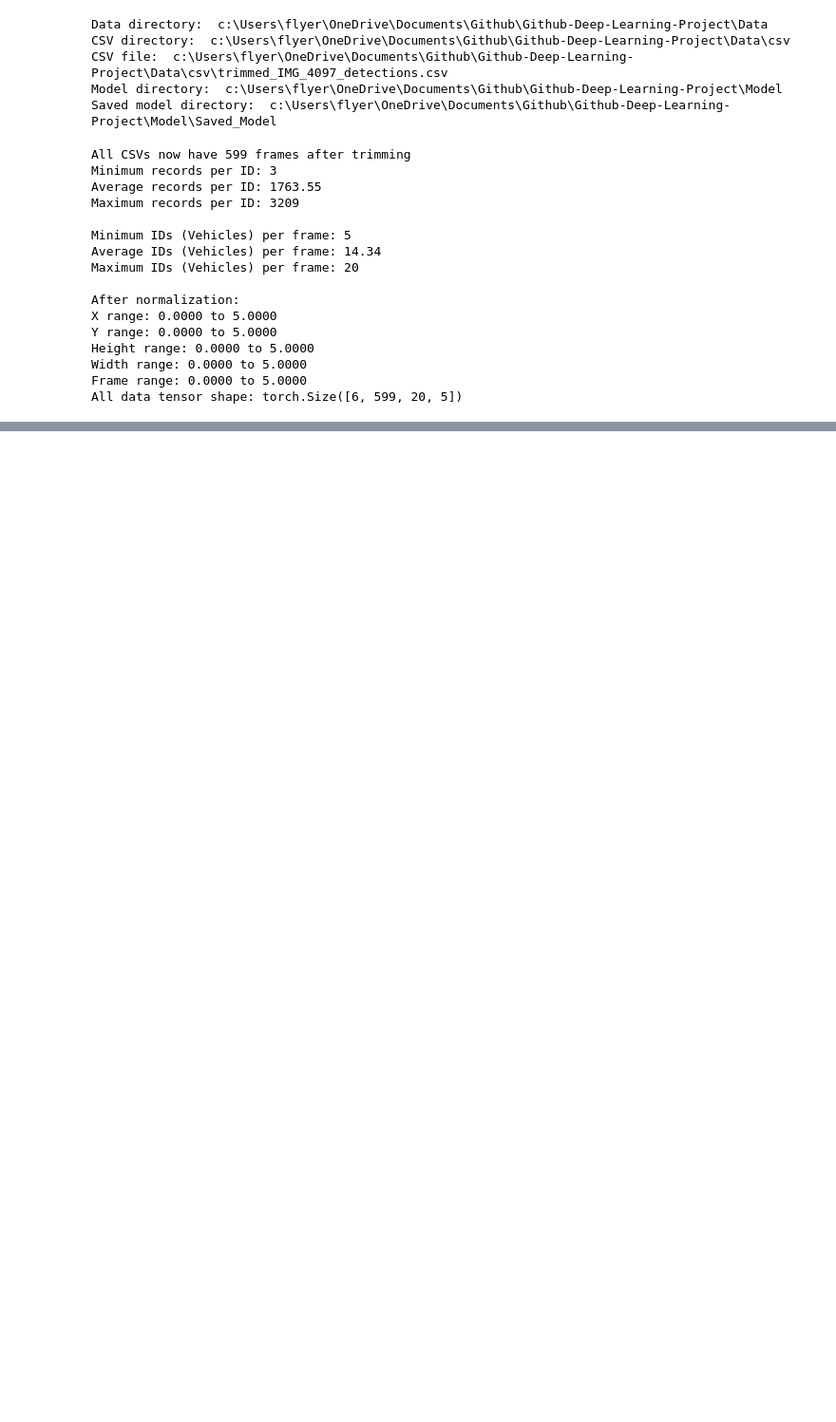
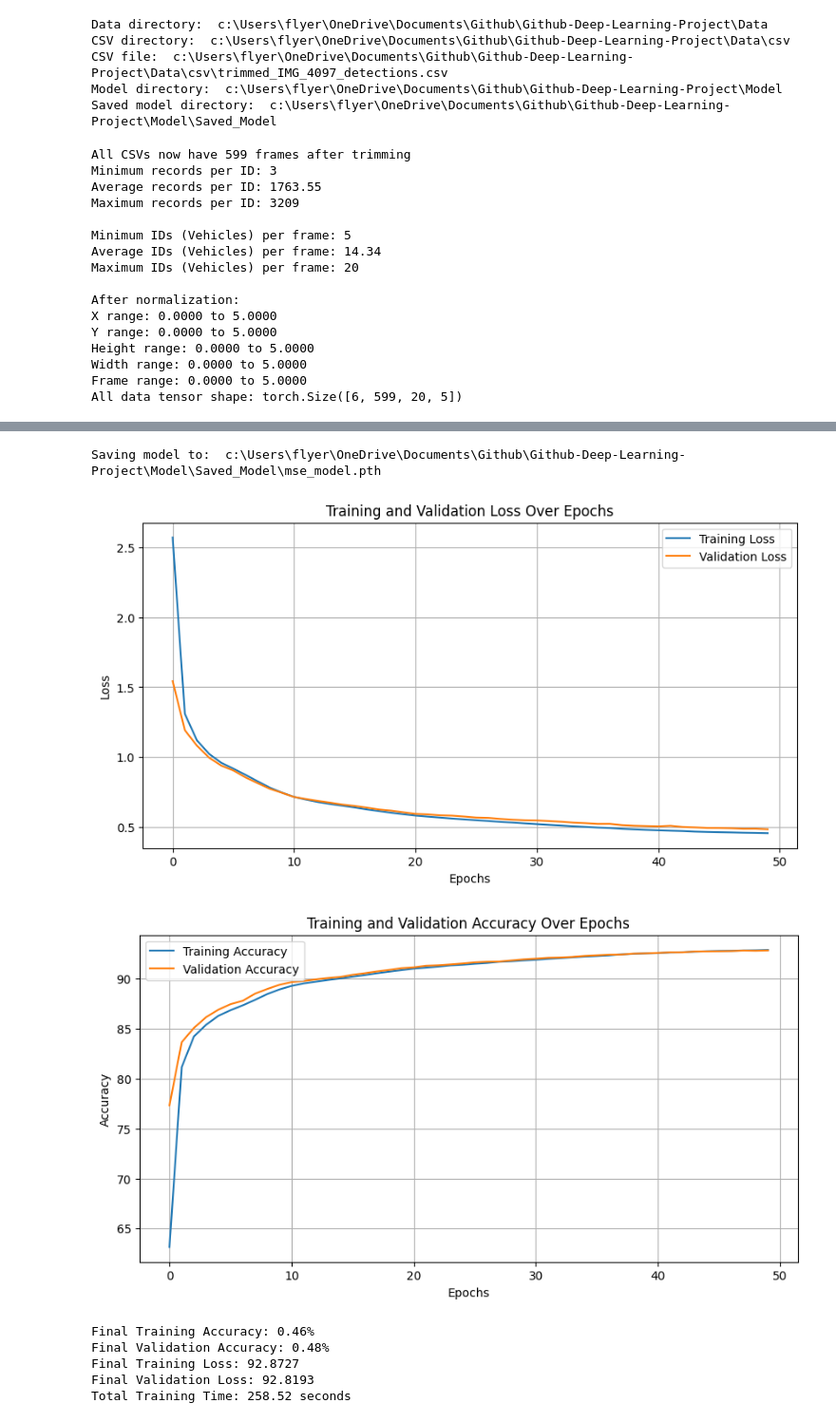
Before and after one commit to Mand187/Deep-Learning-Project, a Jupyter notebook: notebook.ipynb, the cells around one changed output, grey strips where cells are left out. Shown at 95% size. Drawn from its saved outputs; the diff is of its cells as text; code cells hidden in the pictures; blank space fills up the shorter version.

Commit message:
Trained Notebook done - added other losses for compare

```diff
--- a/notebook.ipynb
+++ b/notebook.ipynb
@@ -83,11 +94,9 @@ RuntimeError: Expected one of cpu, cuda, ipu, xpu, mkldnn, opengl, opencl, ideep
 trainScript = Trainer(model, train_loader, test_loader)
 
 trainScript.earlyStop(enable=True, patience=30, delta=0.01)
-train_losses, val_losses, train_accs, val_accs, epoch_times = trainScript.train(
+train_losses1, val_losses1, train_accs1, val_accs1, epoch_times1 = trainScript.train(
     num_epochs=cfg.EPOCHS,
     learningRate=cfg.LEARNING_RATE,
     criterion=nn.MSELoss(),
     optimizer=torch.optim.Adam(model.parameters(), lr=cfg.LEARNING_RATE)
 )
-
-trainScript.save_model(model, save_model_dir)
@@ -94,4 +113,20 @@ trainScript.save_model(model, save_model_dir)
+# %%
+# Ensure the directory exists before saving the model
+os.makedirs(save_model_dir, exist_ok=True)
+model_file_path = os.path.join(save_model_dir, 'mse_model.pth')  # Add a file name
+print("Saving model to: ", model_file_path)
+trainScript.save_model(model, model_file_path)
+# %% [output]
+Saving model to:  c:\Users\flyer\OneDrive\Documents\Github\Github-Deep-Learning-Project\Model\Saved_Model\mse_model.pth
 # %%
-plotLoss(train_losses, val_losses)
-plotAccuracy(train_accs, val_accs)
-reportFinalMetrics(train_losses, val_losses, train_accs, val_accs, epoch_times)
+plotLoss(train_losses1, val_losses1)
+plotAccuracy(train_accs1, val_accs1)
+reportFinalMetrics(train_losses1, val_losses1, train_accs1, val_accs1, epoch_times1)
+# %% [output]
+[figure, added]
+[figure, added]
+Final Training Accuracy: 0.46%
+Final Validation Accuracy: 0.48%
+Final Training Loss: 92.8727
+Final Validation Loss: 92.8193
+Total Training Time: 258.52 seconds
```
Also changed, not shown: parts of 21 cells of this notebook, 9 other files.
